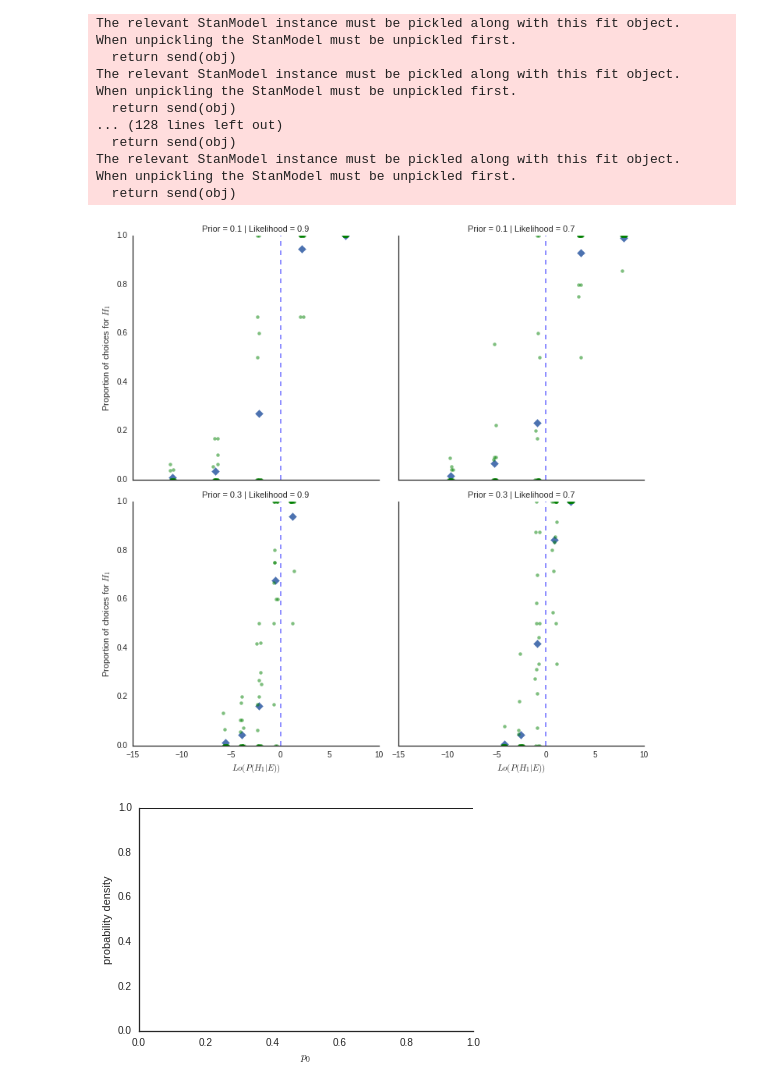
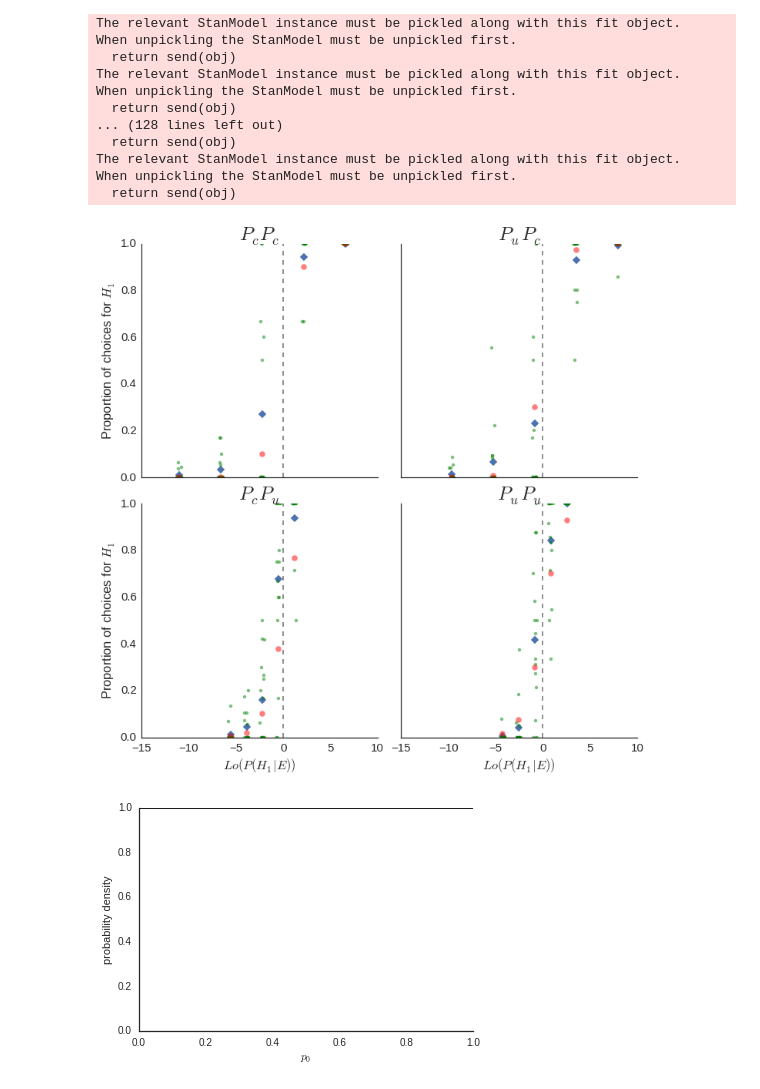
Before and after one commit to mjboos/EEG-ABUS, a Jupyter notebook: AnalysisBehDataOrig.ipynb, the cells around one changed output. Saved outputs shown, nothing was run; the diff lists cells and outputs as text; code cells hidden in the pictures.

```diff
--- a/AnalysisBehDataOrig.ipynb
+++ b/AnalysisBehDataOrig.ipynb
@@ -333,9 +333,11 @@ unrolled_proportions = [np.array(filter(lambda x : not np.isnan(x[1]),
 unrolled_proportions_df = pd.DataFrame(dict(zip(['log odds', 'proportion'], np.vstack(unrolled_proportions).T)))
 
 unrolled_proportions_df['Prior'] = np.concatenate([np.repeat(pr, prop.shape[0]) for pr, prop in
-                                                   zip(['0.1', '0.1', '0.3', '0.3'],
+                                                   zip(['c', 'u', 'c', 'u'],
                                                         unrolled_proportions)])
 
 unrolled_proportions_df['Likelihood'] = np.concatenate([np.repeat(lkl, prop.shape[0]) for lkl, prop in
-                                                        zip(['0.9', '0.7', '0.9', '0.7'],
+                                                        zip(['c', 'c', 'u', 'u'],
                                                              unrolled_proportions)])
+
+unrolled_proportions_df['optimal proportion'] = logist(unrolled_proportions_df['log odds'])
@@ -342,19 +371,22 @@ unrolled_proportions_df['Likelihood'] = np.concatenate([np.repeat(lkl, prop.shap
 # %%
+with sns.plotting_context('notebook', font_scale=1.5):
+    g = sns.FacetGrid(unrolled_proportions_df, size=5, col='Prior', row='Likelihood', ylim=(0., 1.))
+    g.map(sns.regplot, 'log odds', 'proportion', fit_reg=False, ci=None, x_estimator=np.mean, marker='D')
+    g.map(sns.regplot, 'log odds', 'proportion', x_jitter=0.25,
+               fit_reg=False, marker='o', color='g', scatter_kws={'alpha':0.5})
+    g.map(sns.regplot, 'log odds', 'optimal proportion', fit_reg=False, ci=None, x_estimator=np.mean,
+          marker='o', color='r', scatter_kws={'alpha':0.5})
 
+    g = g.set_axis_labels(r'$Lo(P(H_1|E))$', r'Proportion of choices for $H_1$')
+    g = g.set_titles(r'$P_{col_name} P_{row_name}$', size=25)
 
-g = sns.FacetGrid(unrolled_proportions_df, size=5, col='Likelihood', row='Prior', ylim=(0., 1.))
-g.map(sns.regplot, 'log odds', 'proportion', fit_reg=False,ci=None ,x_estimator=np.mean, marker='D')
-g = (g.map(sns.regplot, 'log odds', 'proportion', x_jitter=0.25,
-           fit_reg=False, marker='o', color='g', scatter_kws={'alpha':0.5})).set_axis_labels(r'$Lo(P(H_1|E))$',
-                                                                                            r'Proportion of choices for $H_1$')
+    for ax in g.axes.flatten():
+        ax.axvline(0, alpha=0.5, linestyle='dashed', color='black')
 
-for ax in g.axes.flatten():
-    ax.axvline(0, alpha=0.5, linestyle='dashed')
-
-plt.savefig('Figure8.pdf')
-plt.savefig('Figure8.eps')
+    #plt.savefig('Figure7.pdf')
+    #plt.savefig('Figure7.svg')
 # %% [output]
-[figure, old version]
+[figure, new version]
 # %%
 fig, ax = plt.subplots()
 ax.plot(np.linspace(0,1,1000),beta.pdf(np.linspace(0,1,1000),a=1,b=1),color='k')
```
Also changed, not shown: parts of 1 cell of this notebook.
